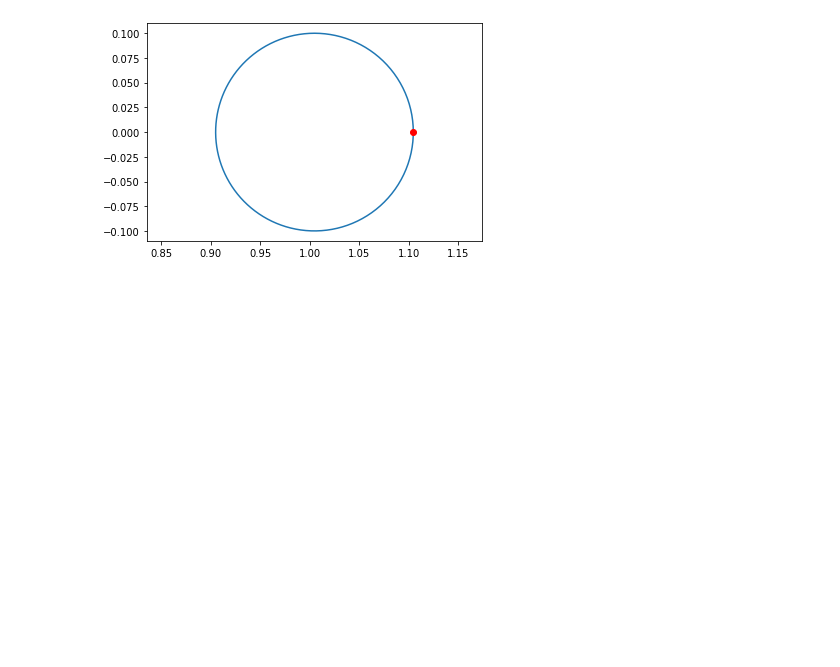
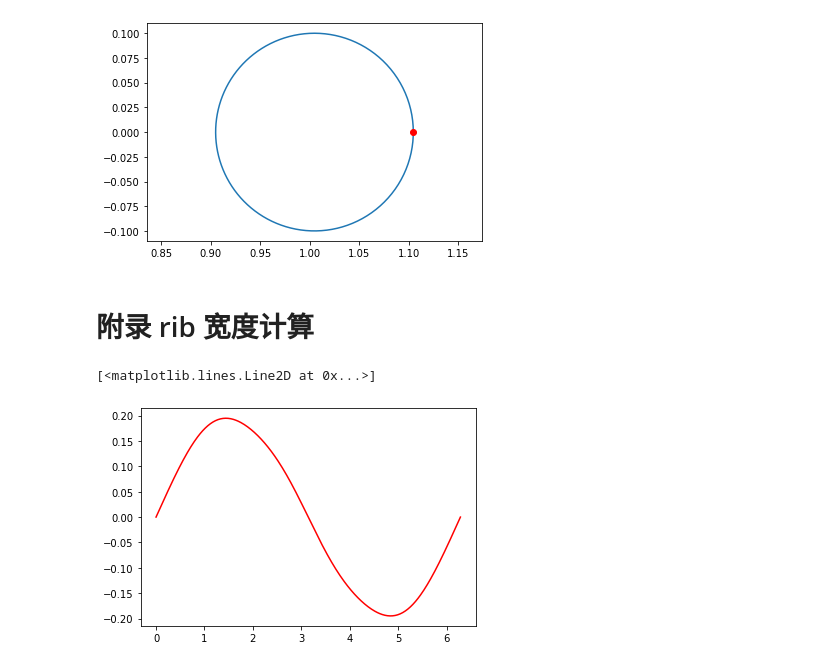
Before and after one commit to madokast/madokast.github.io.old, a Jupyter notebook: books/cct/cct学习/双极点坐标系和弯曲CCT几何分析.ipynb, the cells around one changed output. Cells and saved outputs as stored; diff of their text form; code cells hidden in the pictures; blank space fills up the shorter version.

```diff
--- a/books/cct/cct学习/双极点坐标系和弯曲CCT几何分析.ipynb
+++ b/books/cct/cct学习/双极点坐标系和弯曲CCT几何分析.ipynb
@@ -71,3 +71,29 @@ plt.show()
 # %% [output]
 MovieWriter imagemagick unavailable; using Pillow instead.
 [figure]
+# %% [markdown]
+# 附录 rib 宽度计算
+# %%
+import numpy as np
+import matplotlib.pyplot as plt
+
+r = 0.113
+
+f = lambda t:(
+    r*(1/np.tan(30/180*np.pi))*np.sin(t) +
+    r*(1/np.tan(82/180*np.pi))*np.sin(2*t)/2 +
+    r*(1/np.tan(86/180*np.pi))*np.sin(3*t)/3 +
+    r*(1/np.tan(94/180*np.pi))*np.sin(4*t)/4
+)
+
+d = 0.0001
+fd = lambda t:(f(t+d)-f(t))/d
+
+lin0360 = np.linspace(0,np.pi*2,360)
+f0360 = np.array([f(t) for t in lin0360])
+fd0360 = np.array([fd(t) for t in lin0360])
+# %%
+plt.plot(lin0360,f0360,'r-')
+# %% [output]
+[<matplotlib.lines.Line2D at 0x...>]
+[figure, added]
```
Also changed, not shown: parts of 5 cells of this notebook, 13 other files.
